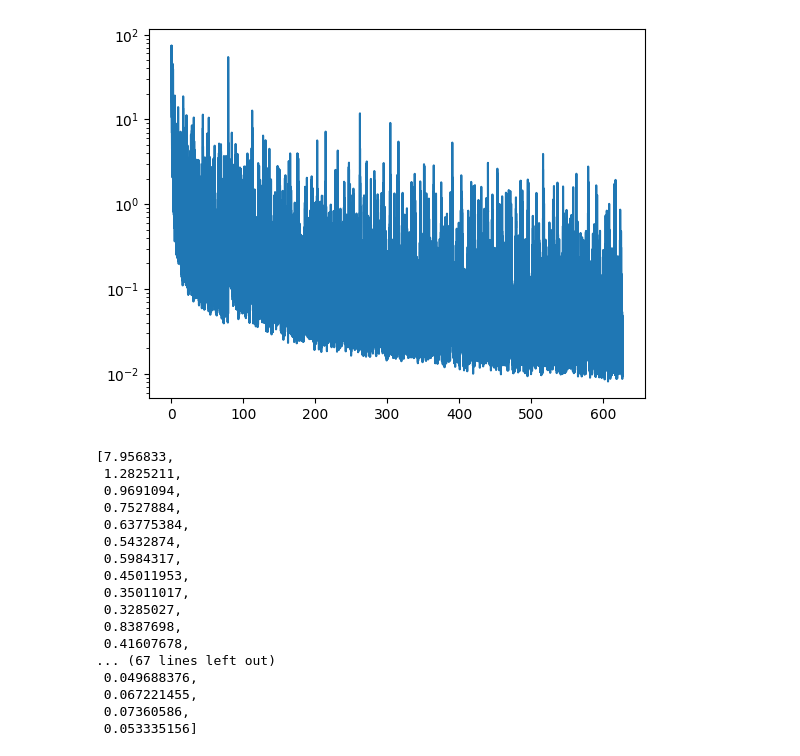
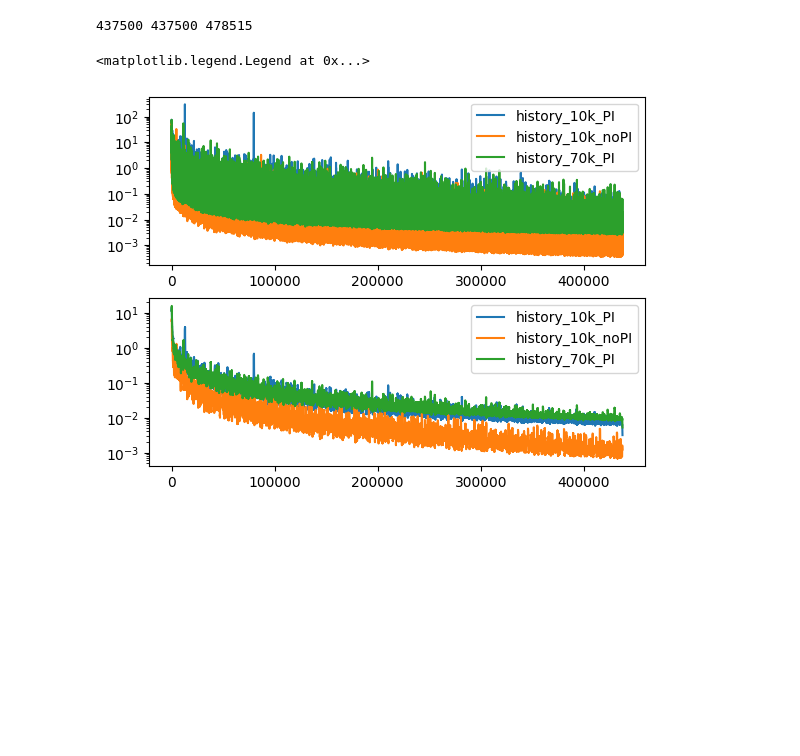
Before and after one commit to matteobonotto/PlaNet_Equil_reconstruction, a Jupyter notebook: notebooks/check_results.ipynb, the cells around one changed output. Saved outputs shown, nothing was run; the diff lists cells and outputs as text; code cells hidden in the pictures; blank space fills up the shorter version.

```diff
--- a/notebooks/check_results.ipynb
+++ b/notebooks/check_results.ipynb
@@ -5,3 +0,0 @@ import matplotlib.pyplot as plt
-# %%
-with open('../ckpt/history_ckpt.pkl', 'rb') as f:
-    history = pickle.load(f)
@@ -21,28 +0,0 @@ n_steps
-# %%
-x = np.linspace(0, len(history['loss_iter']), len(history['loss_iter']))*len(history['loss_iter'])/n_steps/64
-
-plt.figure()
-plt.plot(x, history['loss_iter'])
-plt.yscale('log')
-# %% [output]
-[figure, removed]
-# %%
-history['loss']
-# %% [output]
-[7.956833,
- 1.2825211,
- 0.9691094,
- 0.7527884,
- 0.63775384,
- 0.5432874,
- 0.5984317,
- 0.45011953,
- 0.35011017,
- 0.3285027,
- 0.8387698,
- 0.41607678,
-... (67 lines left out)
- 0.049688376,
- 0.067221455,
- 0.07360586,
- 0.053335156]
@@ -48,0 +14,36 @@ history['loss']
+# %%
+with open('../trained_models/PlaNet_10ksample_physics_informed/history.pkl', 'rb') as f:
+    history_10k_PI = pickle.load(f)
+with open('../trained_models/PlaNet_10ksample_no_physics_informed/history.pkl', 'rb') as f:
+    history_10k_noPI = pickle.load(f)
+with open('../trained_models/PlaNet_70ksample_physics_informed/history.pkl', 'rb') as f:
+    history_70k_PI = pickle.load(f)
+# %%
+def running_mean(x, N):
+    # cumsum = np.cumsum(np.insert(x, 0, 0))
+    # return (cumsum[N:] - cumsum[:-N]) / float(N)
+    return np.convolve(x, np.ones(N)/N, mode='same')
+# %%
+print(int(10000/64*2800), int(70000/64*400), int(70000/512*3500))
+# %% [output]
+437500 437500 478515
+# %%
+
+n_steps = int(10000/64*2800)
+
+fig, ax = plt.subplots(2)
+#
+ax[0].plot(np.linspace(0, n_steps, len(history_10k_PI['loss_iter'])), history_10k_PI['loss_iter'], label='history_10k_PI')
+ax[0].plot(np.linspace(0, n_steps, len(history_10k_noPI['loss_iter'])), history_10k_noPI['loss_iter'], label='history_10k_noPI')
+ax[0].plot(np.linspace(0, n_steps, len(history_70k_PI['loss_iter'])), history_70k_PI['loss_iter'], label='history_70k_PI')
+ax[0].set_yscale('log')
+ax[0].legend()
+#
+ax[1].plot(np.linspace(0, n_steps, len(history_10k_PI['loss_iter'])), running_mean(history_10k_PI['loss_iter'],n_steps//1000), label='history_10k_PI')
+ax[1].plot(np.linspace(0, n_steps, len(history_10k_noPI['loss_iter'])), running_mean(history_10k_noPI['loss_iter'],n_steps//1000), label='history_10k_noPI')
+ax[1].plot(np.linspace(0, n_steps, len(history_70k_PI['loss_iter'])), running_mean(history_70k_PI['loss_iter'],n_steps//1000), label='history_70k_PI')
+ax[1].set_yscale('log')
+ax[1].legend()
+# %% [output]
+<matplotlib.legend.Legend at 0x...>
+[figure, added]
```
Also changed, not shown: parts of 7 cells of this notebook, 6 other files.
